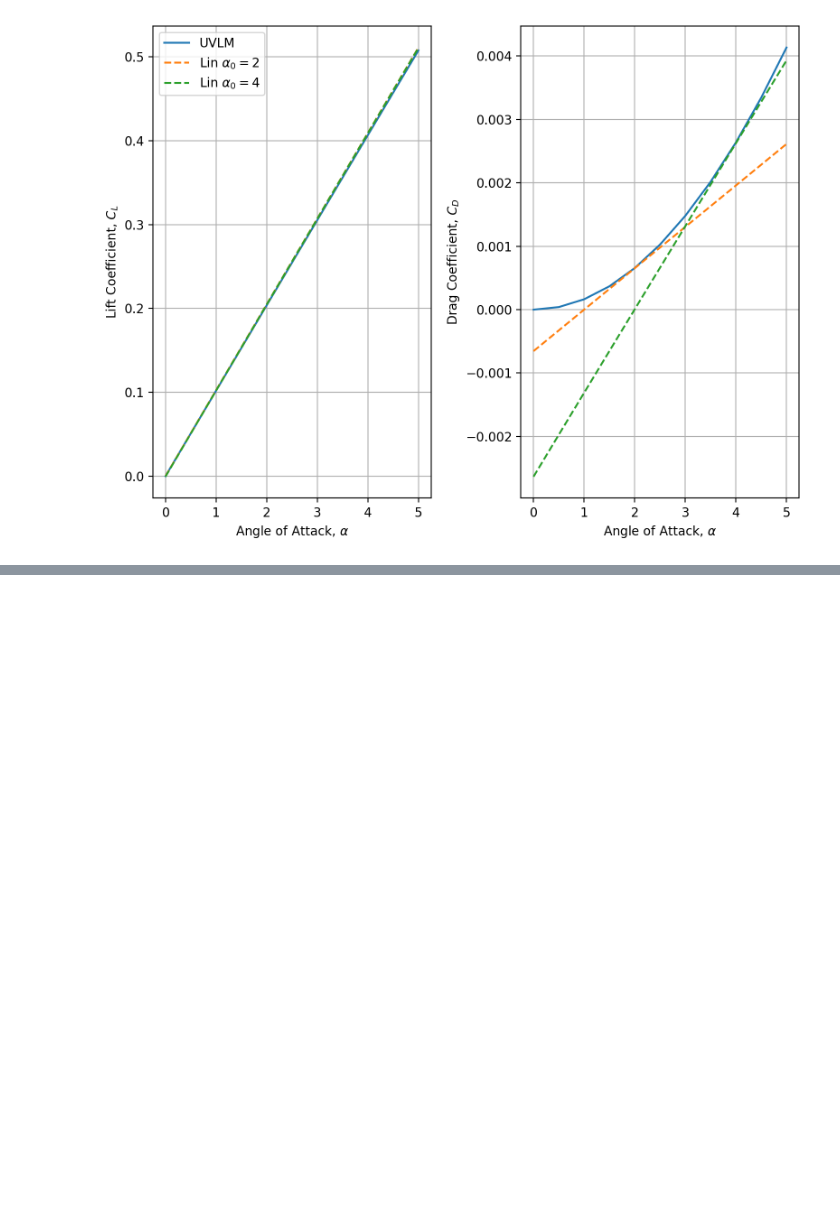
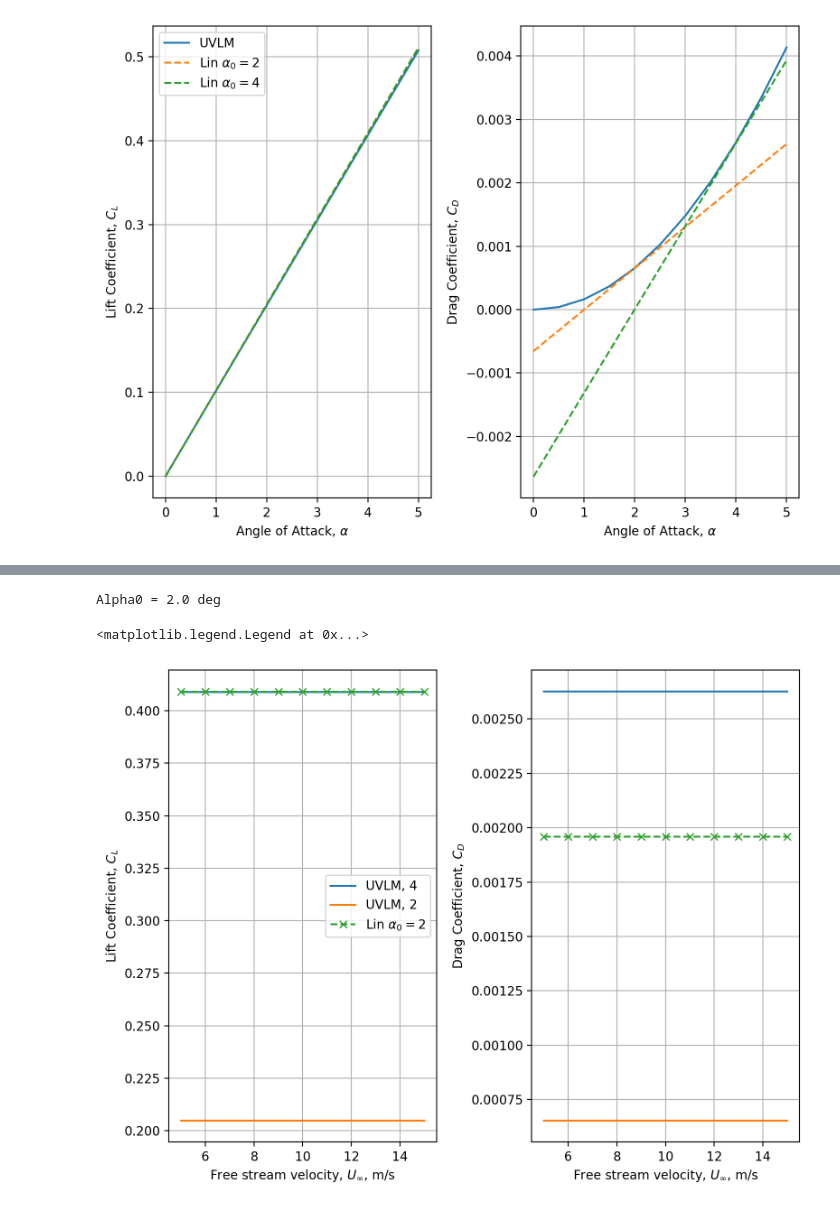
Before and after one commit to ngoiz/hale-mpc, a Jupyter notebook: LinearLiftDrag.ipynb, the cells around one changed output, grey strips where cells are left out. Saved outputs shown, nothing was run; the diff lists cells and outputs as text; code cells hidden in the pictures; blank space fills up the shorter version.

```diff
--- a/LinearLiftDrag.ipynb
+++ b/LinearLiftDrag.ipynb
@@ -276,0 +504,35 @@ plt.matshow(np.log10(new_case.__abs__() - case['B'].__abs__()))
+# %%
+fig, ax = plt.subplots(ncols=2)
+
+for case in uvlm_data:
+    ax[0].plot(case['data'][:, 0], case['data_nondim'][:, -1], label='UVLM, {:g}'.format(case['alpha']))
+    ax[1].plot(case['data'][:, 0], case['data_nondim'][:, 0])
+
+
+for case in scaled_linear_systems:
+#     if case['alpha0'] == 2:
+#         continue
+    print('Alpha0 = {:.1f} deg'.format(case['alpha0']))
+    ax[0].plot(case['data_qs'][:, 0], case['data_qs'][:, -1], ls='--', marker='x', label=r'Lin $\alpha_0={:g}$'.format(case['alpha0']))
+    ax[1].plot(case['data_qs'][:, 0], case['data_qs'][:, 1], ls='--', marker='x')
+#     cla = (case['data_qs'][-1, -1] - case['data_qs'][0, -1]) / (case['data'][-1, 0] - case['data'][0, 0]) * 180/np.pi
+#     print('CL_alpha = {:3f} / rad'.format(cla))
+
+#     cda = (case['data'][-1, 1] - case['data'][0, 1]) / (case['data'][-1, 0] - case['data'][0, 0]) * 180/np.pi
+#     print('CD_alpha @ alpha0 = {:4f} / rad'.format(cda))
+
+ax[0].set_ylabel('Lift Coefficient, $C_L$')
+ax[1].set_ylabel('Drag Coefficient, $C_D$')
+
+ax[0].set_xlabel(r'Free stream velocity, $U_\infty$, m/s')
+ax[1].set_xlabel(r'Free stream velocity, $U_\infty$, m/s')
+
+
+plt.tight_layout()
+ax[0].grid()
+ax[1].grid()
+ax[0].legend()
+# %% [output]
+Alpha0 = 2.0 deg
+<matplotlib.legend.Legend at 0x...>
+[figure, added]
```
Also changed, not shown: parts of 25 cells of this notebook, 2 other files.
